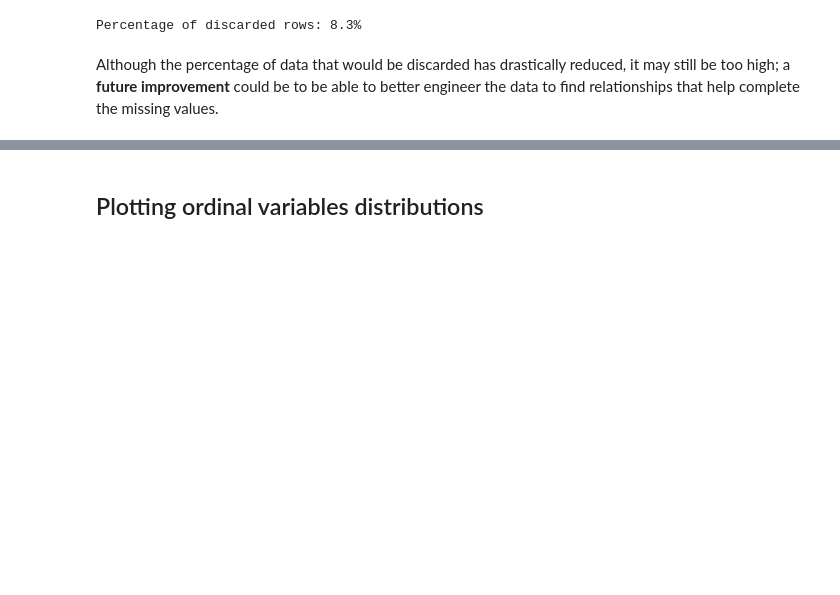
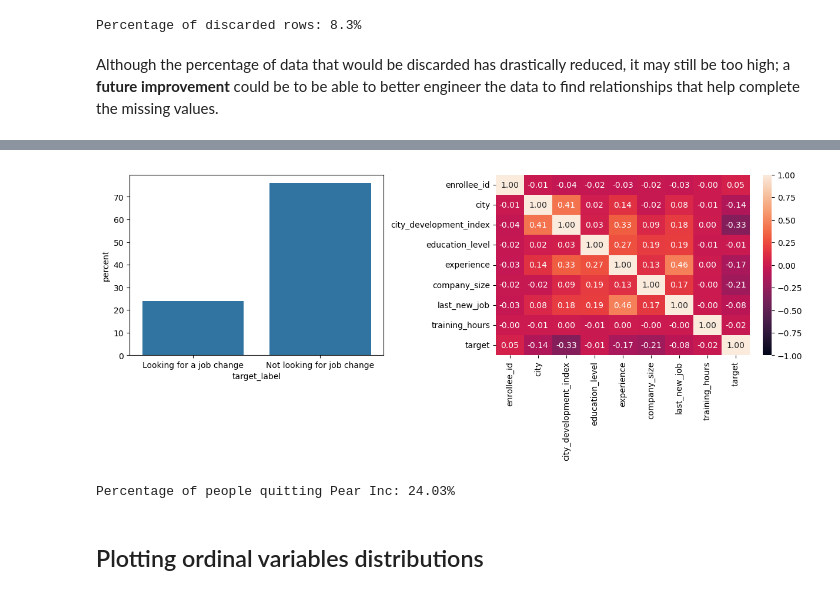
Before and after one commit to teob97/xtream-ai-assignment, a Jupyter notebook: notebooks/challenge_1.ipynb, the cells around one changed output, grey strips where cells are left out. Saved outputs shown, nothing was run; the diff lists cells and outputs as text; code cells hidden in the pictures; blank space fills up the shorter version.

```diff
--- a/notebooks/challenge_1.ipynb
+++ b/notebooks/challenge_1.ipynb
@@ -180,3 +192,13 @@ data = data.dropna()
+# %%
+_ , axs = plt.subplots(1,2, constrained_layout=True, figsize=(12,5))
+
+sns.countplot(data, x='target_label', stat='percent', ax = axs[0])
+sns.heatmap(pd.get_dummies(data.select_dtypes('number')).corr(method='pearson'), vmin=-1, vmax=+1, annot=True, fmt=".2f", ax = axs[1])
+plt.show()
+print(f"Percentage of people quitting Pear Inc: {round(sum(data['target'])/len(data['target'])*100,2)}%")
+# %% [output]
+[figure, added]
+Percentage of people quitting Pear Inc: 24.03%
 # %% [markdown]
 ## Plotting ordinal variables distributions
 # %% [markdown]
```
Also changed, not shown: parts of 7 cells of this notebook, 1 other file.
